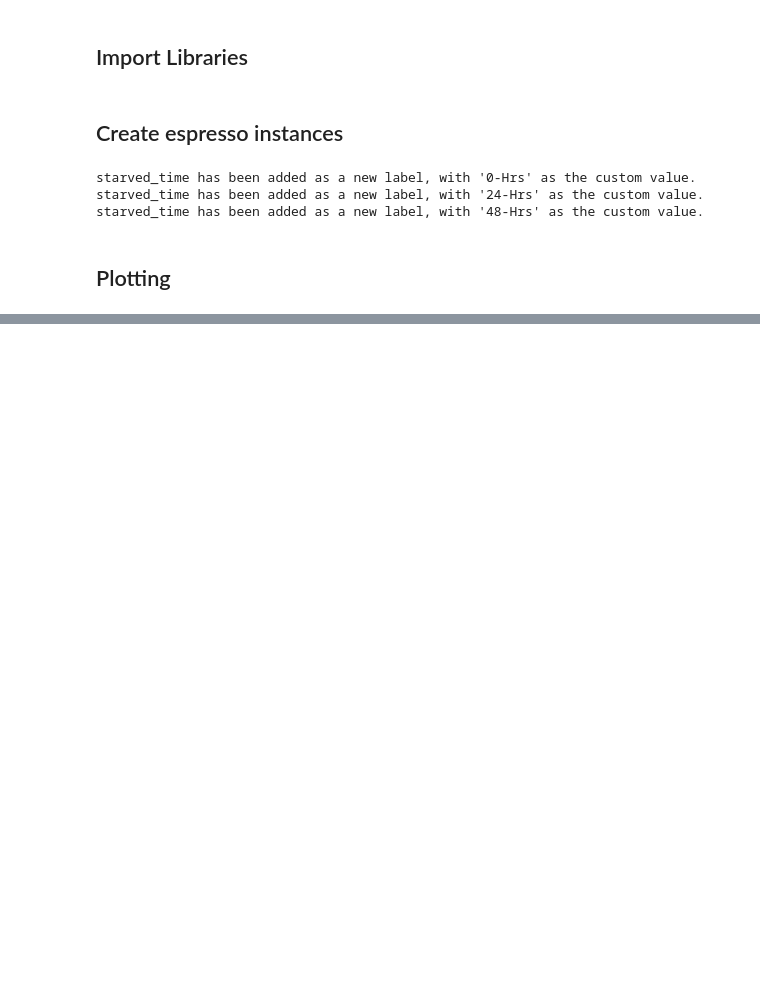
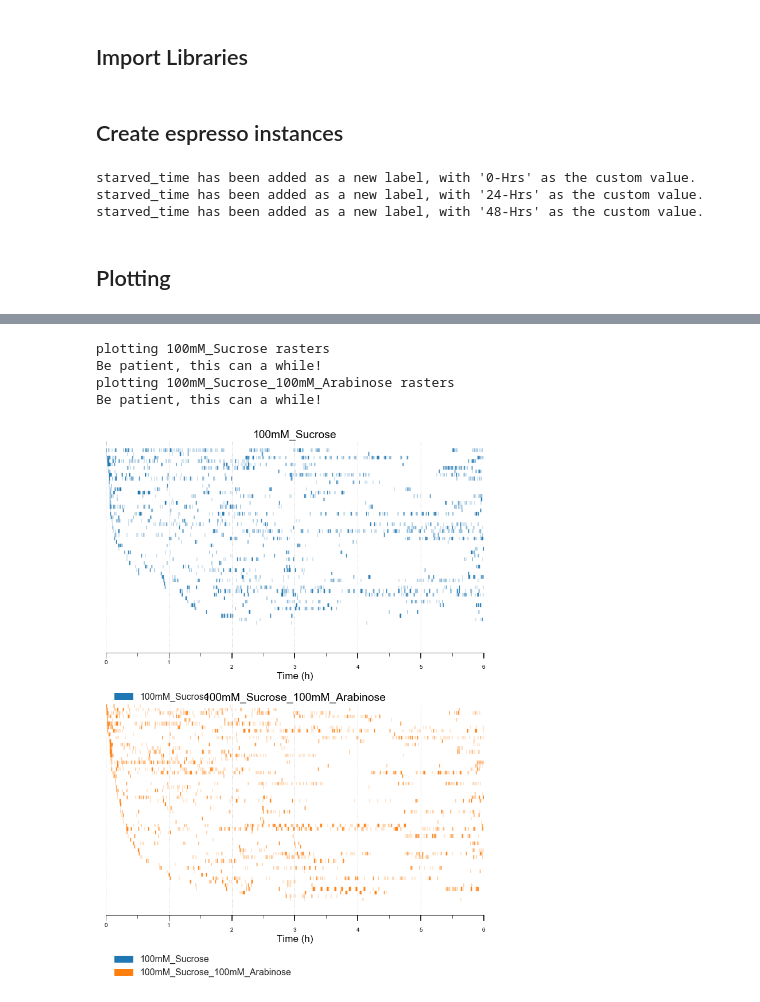
Before and after one commit to ACCLAB/espresso, a Jupyter notebook: jupyter-nb/espresso plotting module dev.ipynb, the cells around one changed output, grey strips where cells are left out. Saved outputs shown, nothing was run; the diff lists cells and outputs as text; code cells hidden in the pictures; blank space fills up the shorter version.

```diff
--- a/jupyter-nb/espresso plotting module dev.ipynb
+++ b/jupyter-nb/espresso plotting module dev.ipynb
@@ -56,0 +68,12 @@ f,s=starved.plot.percent_feeding(group_by='starved_time',
+# %%
+f,ax=plt.subplots(2,figsize=(10,13))
+starved_choice.plot.rasters(group_by='FoodChoice',color_by='FoodChoice',
+                            gridlines_minor=False,
+                            ax=ax)
+f.tight_layout()
+# %% [output]
+plotting 100mM_Sucrose rasters
+Be patient, this can a while!
+plotting 100mM_Sucrose_100mM_Arabinose rasters
+Be patient, this can a while!
+[figure, added]
```
Also changed, not shown: parts of 19 cells of this notebook.
